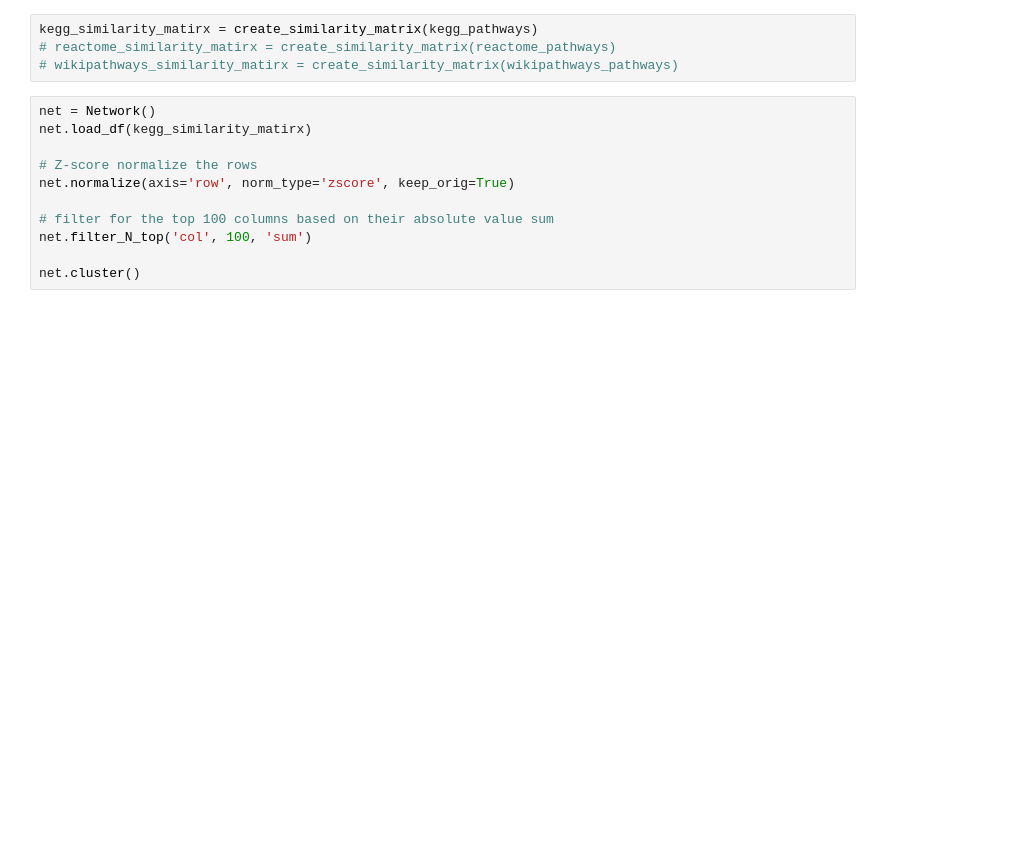
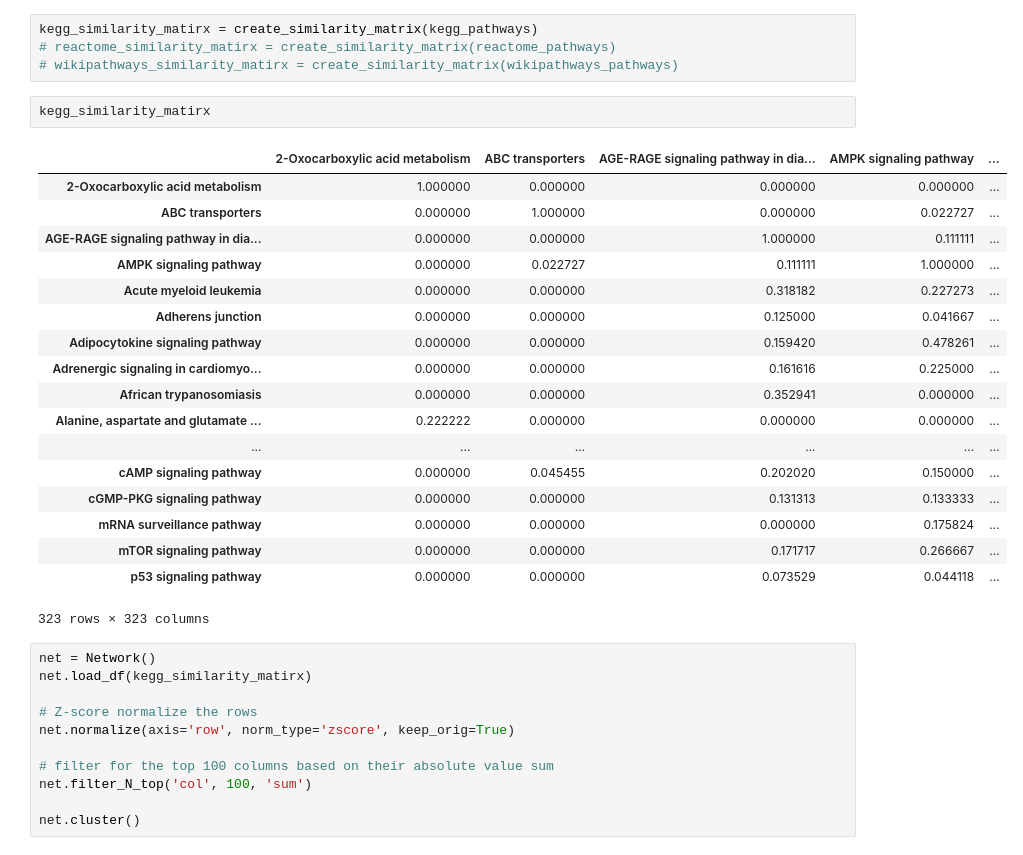
Before and after one commit to ComPath/ComPath, a Jupyter notebook: notebooks/Clustergrammer.ipynb, the cells around one changed output. Saved outputs shown, nothing was run; the diff lists cells and outputs as text; blank space fills up the shorter version.

```diff
--- a/notebooks/Clustergrammer.ipynb
+++ b/notebooks/Clustergrammer.ipynb
@@ -110,6 +110,27 @@ Create similarity matrix
 kegg_similarity_matirx = create_similarity_matrix(kegg_pathways)
 # reactome_similarity_matirx = create_similarity_matrix(reactome_pathways)
 # wikipathways_similarity_matirx = create_similarity_matrix(wikipathways_pathways)
+# %%
+kegg_similarity_matirx
+# %% [output]
+|  | 2-Oxocarboxylic acid metabolism | ABC transporters | AGE-RAGE signaling pathway in dia... | AMPK signaling pathway | ... |
+| 2-Oxocarboxylic acid metabolism | 1.000000 | 0.000000 | 0.000000 | 0.000000 | ... |
+| ABC transporters | 0.000000 | 1.000000 | 0.000000 | 0.022727 | ... |
+| AGE-RAGE signaling pathway in dia... | 0.000000 | 0.000000 | 1.000000 | 0.111111 | ... |
+| AMPK signaling pathway | 0.000000 | 0.022727 | 0.111111 | 1.000000 | ... |
+| Acute myeloid leukemia | 0.000000 | 0.000000 | 0.318182 | 0.227273 | ... |
+| Adherens junction | 0.000000 | 0.000000 | 0.125000 | 0.041667 | ... |
+| Adipocytokine signaling pathway | 0.000000 | 0.000000 | 0.159420 | 0.478261 | ... |
+| Adrenergic signaling in cardiomyo... | 0.000000 | 0.000000 | 0.161616 | 0.225000 | ... |
+| African trypanosomiasis | 0.000000 | 0.000000 | 0.352941 | 0.000000 | ... |
+| Alanine, aspartate and glutamate ... | 0.222222 | 0.000000 | 0.000000 | 0.000000 | ... |
+| ... | ... | ... | ... | ... | ... |
+| cAMP signaling pathway | 0.000000 | 0.045455 | 0.202020 | 0.150000 | ... |
+| cGMP-PKG signaling pathway | 0.000000 | 0.000000 | 0.131313 | 0.133333 | ... |
+| mRNA surveillance pathway | 0.000000 | 0.000000 | 0.000000 | 0.175824 | ... |
+| mTOR signaling pathway | 0.000000 | 0.000000 | 0.171717 | 0.266667 | ... |
+| p53 signaling pathway | 0.000000 | 0.000000 | 0.073529 | 0.044118 | ... |
+323 rows × 323 columns
 # %%
 net = Network()
 net.load_df(kegg_similarity_matirx)
```
